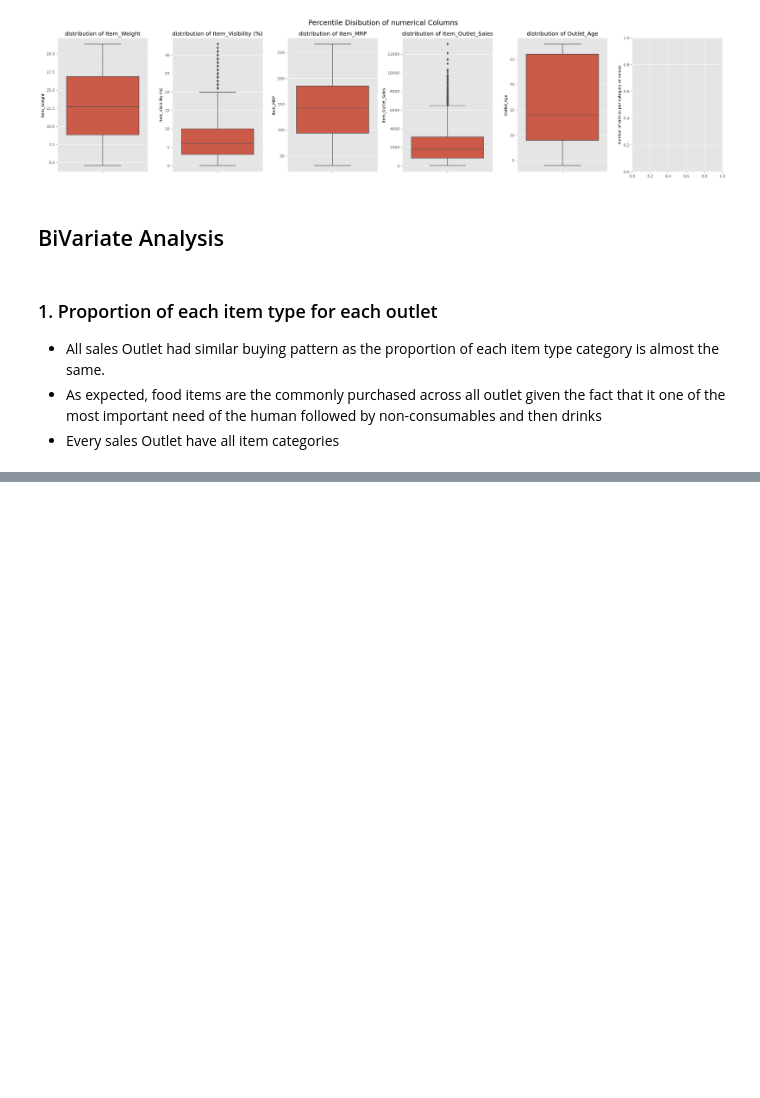
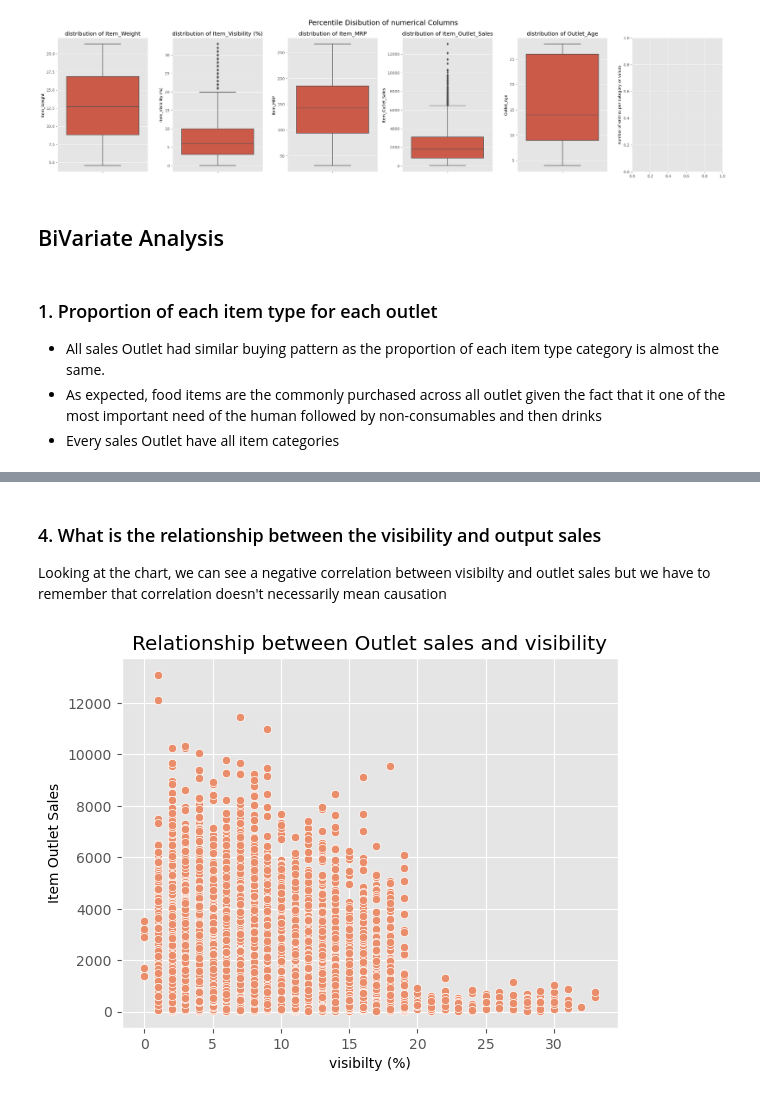
Before and after one commit to SirTee12/Big-Mart-Sales-Forecasting, a Jupyter notebook: Big-Mart-EDA.ipynb, the cells around one changed output, grey strips where cells are left out. Saved outputs shown, nothing was run; the diff lists cells and outputs as text; code cells hidden in the pictures; blank space fills up the shorter version.

```diff
--- a/Big-Mart-EDA.ipynb
+++ b/Big-Mart-EDA.ipynb
@@ -189,0 +190,18 @@ plt.show()
+# %% [markdown]
+### 4. What is the relationship between the visibility and output sales
+
+Looking at the chart, we can see a negative correlation between visibilty and outlet sales but we have to remember that correlation doesn't necessarily mean causation
+# %%
+# plot the scatter plot
+sns.scatterplot(data = bigmart_copy, x = 'Item_Visibility (%)',
+               y = 'Item_Outlet_Sales')
+
+# customize plot
+plt.title('Relationship between Outlet sales and visibility')
+plt.ylabel('Item Outlet Sales')
+plt.xlabel('visibilty (%)')
+#plt.xticks(rotation=45)  # Rotate x-axis labels for better readability
+
+plt.show()
+# %% [output]
+[figure, added]
```
Also changed, not shown: parts of 14 cells of this notebook.
